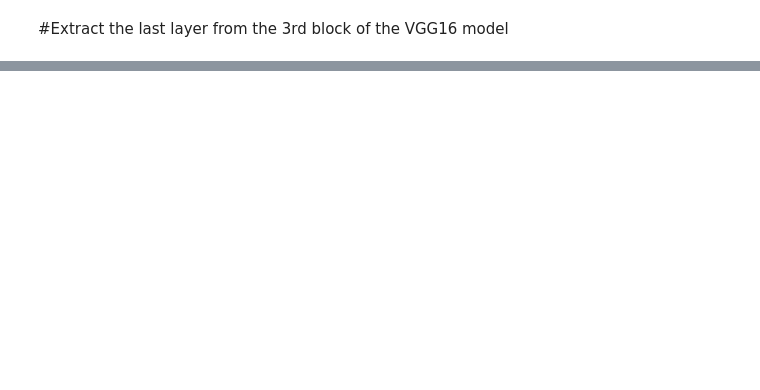
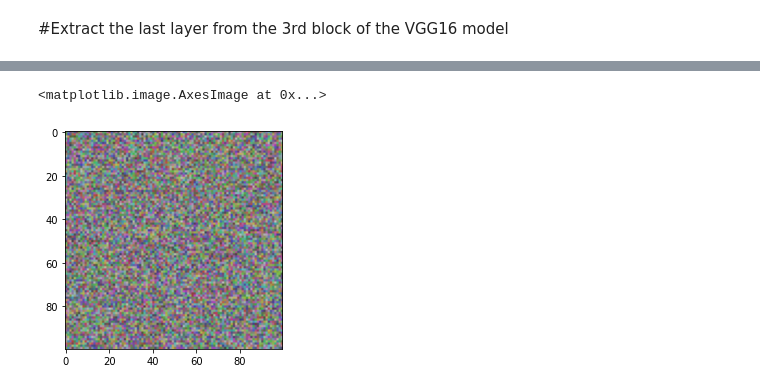
Before and after one commit to CWanjohi/SimpleImageClassifier, a Jupyter notebook: DIP_Coursework.ipynb, the cells around one changed output, grey strips where cells are left out. Saved outputs shown, nothing was run; the diff lists cells and outputs as text; code cells hidden in the pictures; blank space fills up the shorter version.

```diff
--- a/DIP_Coursework.ipynb
+++ b/DIP_Coursework.ipynb
@@ -901,0 +1191,27 @@ _________________________________________________________________
+# %%
+#the resulting image tensor is a floating point tensor of shape (1,150,150,3)
+#with values that may not be integers in the range 0-255. Hence, we need to post-process the tensor
+# to turn it to an image that can be displayed
+
+
+def deprocess_image(x):
+    # normalize array center on 0. ensure variance is .15
+    x -= x.mean()
+    x /= (x.std() + 1e-5)
+    x *= 0.15
+
+    # center crop
+    x = x[25:-25, 25:-25, :]
+    # clip to
+    x += 0.5
+    x = np.clip(x,0,1)
+    #convert to rgb array
+    x *= 255
+    x = np.clip(x, 0, 255).astype('uint8')
+    return x
+
+img = input_img_data[0]
+plt.imshow(deprocess_image(img))
+# %% [output]
+<matplotlib.image.AxesImage at 0x...>
+[figure, added]
```
Also changed, not shown: parts of 57 cells of this notebook.
